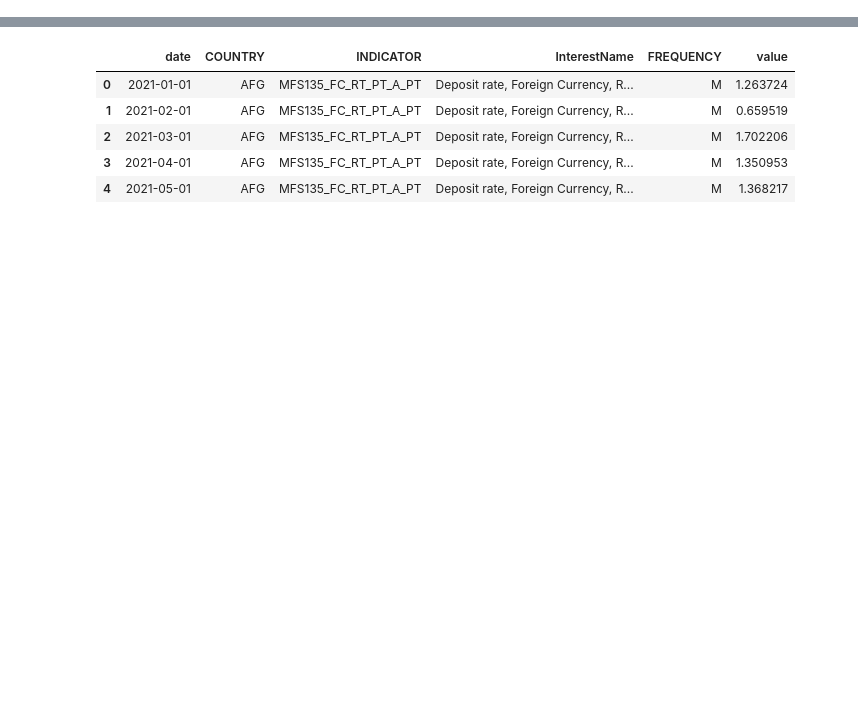
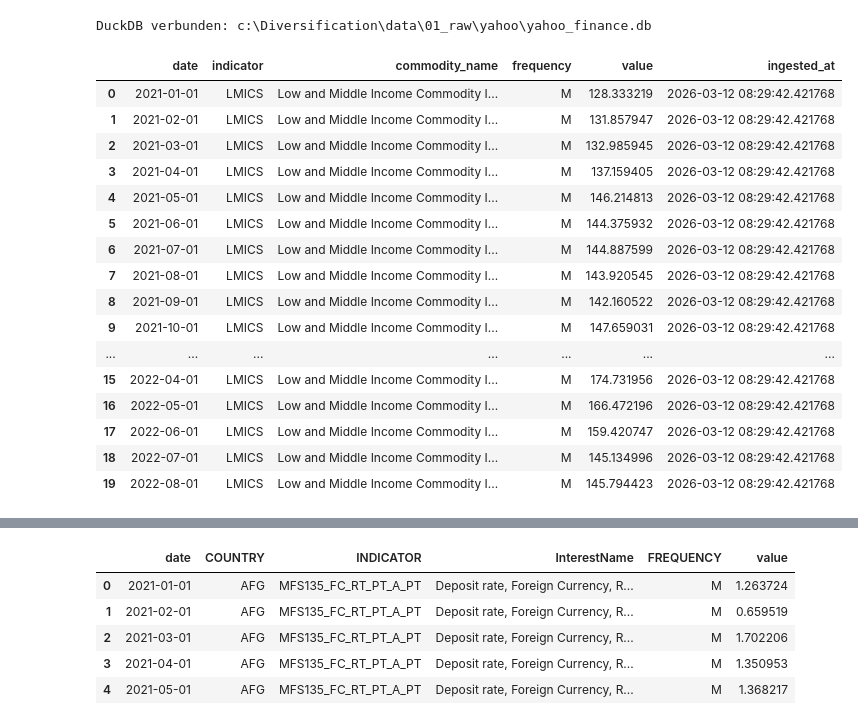
Before and after one commit to KonradSchumacher/DivAnalysisGNN, a Jupyter notebook: src/01_Ingestors/IMF_ingestor.ipynb, the cells around one changed output, grey strips where cells are left out. Saved outputs shown, nothing was run; the diff lists cells and outputs as text; code cells hidden in the pictures; blank space fills up the shorter version.

```diff
--- a/src/01_Ingestors/IMF_ingestor.ipynb
+++ b/src/01_Ingestors/IMF_ingestor.ipynb
@@ -84,0 +101,25 @@ xml.Reader got no structure=… argument for StructureSpecificData
+# %%
+hub = DataHub()
+
+hub.insert_commodities(dfc)
+
+hub.preview_data("bronze_commodities", 20)
+# %% [output]
+DuckDB verbunden: c:\Diversification\data\01_raw\yahoo\yahoo_finance.db
+|  | date | indicator | commodity_name | frequency | value | ingested_at |
+| 0 | 2021-01-01 | LMICS | Low and Middle Income Commodity I... | M | 128.333219 | 2026-03-12 08:29:42.421768 |
+| 1 | 2021-02-01 | LMICS | Low and Middle Income Commodity I... | M | 131.857947 | 2026-03-12 08:29:42.421768 |
+| 2 | 2021-03-01 | LMICS | Low and Middle Income Commodity I... | M | 132.985945 | 2026-03-12 08:29:42.421768 |
+| 3 | 2021-04-01 | LMICS | Low and Middle Income Commodity I... | M | 137.159405 | 2026-03-12 08:29:42.421768 |
+| 4 | 2021-05-01 | LMICS | Low and Middle Income Commodity I... | M | 146.214813 | 2026-03-12 08:29:42.421768 |
+| 5 | 2021-06-01 | LMICS | Low and Middle Income Commodity I... | M | 144.375932 | 2026-03-12 08:29:42.421768 |
+| 6 | 2021-07-01 | LMICS | Low and Middle Income Commodity I... | M | 144.887599 | 2026-03-12 08:29:42.421768 |
+| 7 | 2021-08-01 | LMICS | Low and Middle Income Commodity I... | M | 143.920545 | 2026-03-12 08:29:42.421768 |
+| 8 | 2021-09-01 | LMICS | Low and Middle Income Commodity I... | M | 142.160522 | 2026-03-12 08:29:42.421768 |
+| 9 | 2021-10-01 | LMICS | Low and Middle Income Commodity I... | M | 147.659031 | 2026-03-12 08:29:42.421768 |
+| ... | ... | ... | ... | ... | ... | ... |
+| 15 | 2022-04-01 | LMICS | Low and Middle Income Commodity I... | M | 174.731956 | 2026-03-12 08:29:42.421768 |
+| 16 | 2022-05-01 | LMICS | Low and Middle Income Commodity I... | M | 166.472196 | 2026-03-12 08:29:42.421768 |
+| 17 | 2022-06-01 | LMICS | Low and Middle Income Commodity I... | M | 159.420747 | 2026-03-12 08:29:42.421768 |
+| 18 | 2022-07-01 | LMICS | Low and Middle Income Commodity I... | M | 145.134996 | 2026-03-12 08:29:42.421768 |
+| 19 | 2022-08-01 | LMICS | Low and Middle Income Commodity I... | M | 145.794423 | 2026-03-12 08:29:42.421768 |
```
Also changed, not shown: parts of 7 cells of this notebook, 3 other files.
